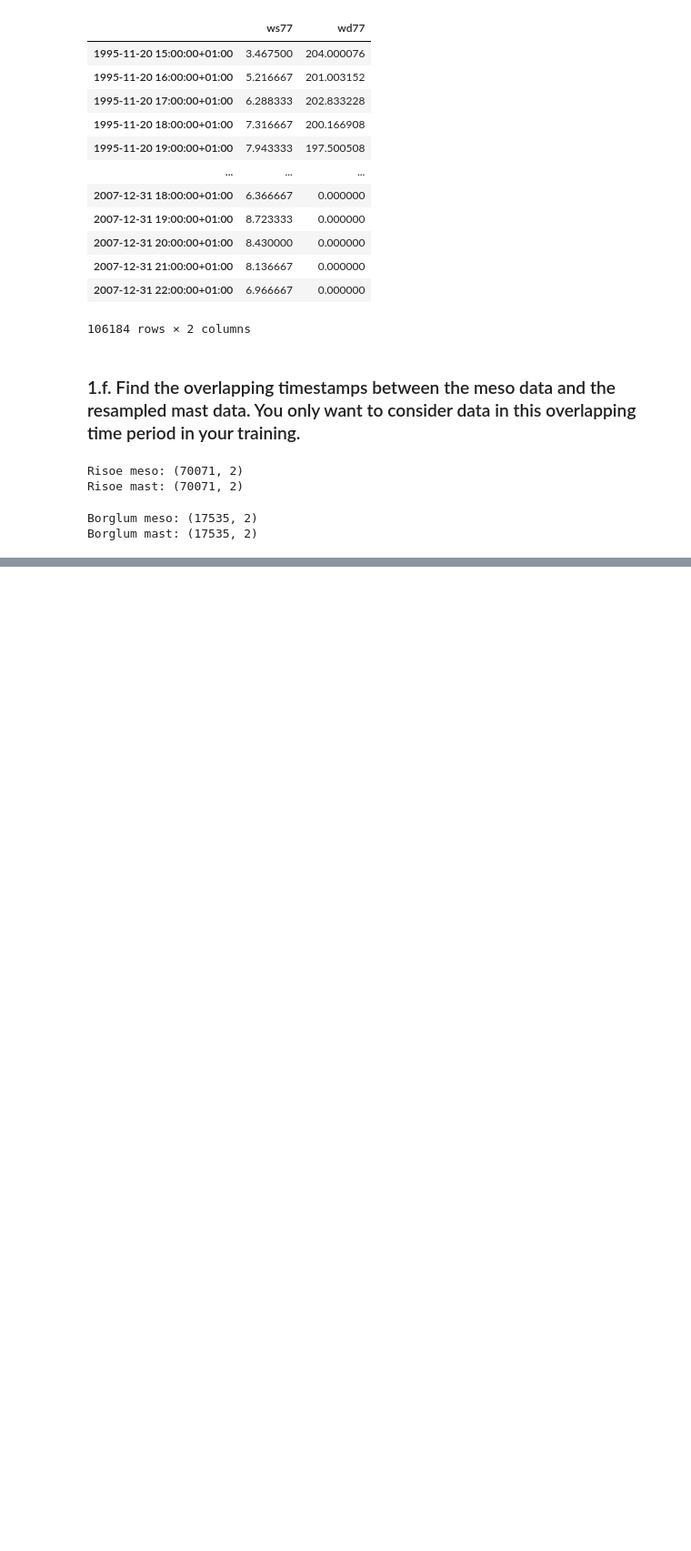
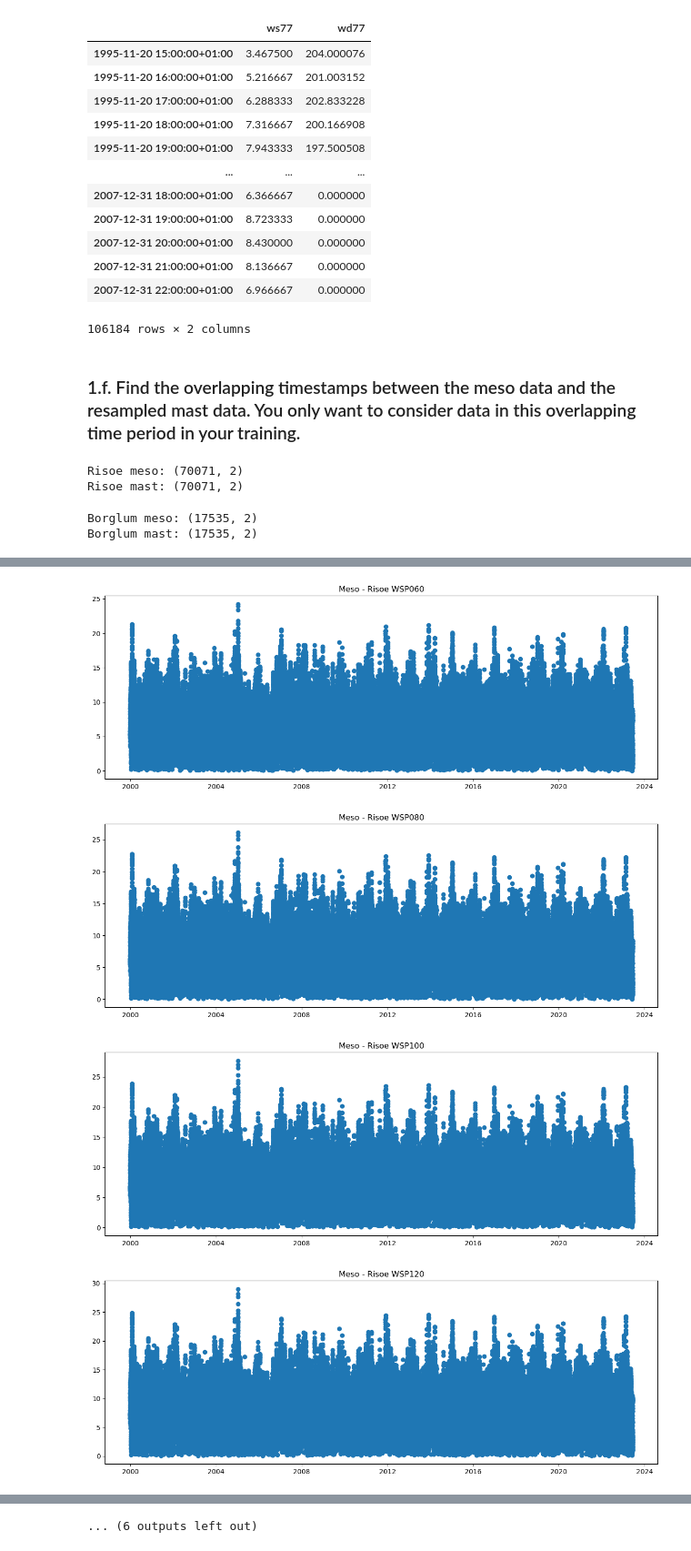
Before and after one commit to michaelbui99/mal-assignment-3, a Jupyter notebook: Assignment.ipynb, the cells around one changed output, grey strips where cells are left out. Shown at 91% size. Saved outputs shown, nothing was run; the diff lists cells and outputs as text; code cells hidden in the pictures; blank space fills up the shorter version.

```diff
--- a/Assignment.ipynb
+++ b/Assignment.ipynb
@@ -288,8 +288,19 @@ def plot_mast_data(df: pd.DataFrame, location: str = ""):
             continue
         plt.figure(figsize=(15,5))
         plt.scatter(x=x_axis, y=df[col].values)
-        plt.title(f'{location} {col}')
+        plt.title(f'Mast - {location} {col}')
         plt.show()
+
+def plot_meso_data(df: pd.DataFrame, location: str = "", x=None, ignore_cols = []):
+    x_axis = x if x is not None else df.index.values
+    ignore_cols = set(ignore_cols)
+    for col in df.columns.values:
+        if col in ignore_cols:
+            continue
+        plt.figure(figsize=(15,5))
+        plt.scatter(x=x_axis, y=df[col].values)
+        plt.title(f'Meso - {location} {col}')
+        plt.show()
 # %% [markdown]
 #### Borglum
 # %%
@@ -574,0 +628,7 @@ Borglum mast: (17535, 2)
+# %%
+plot_meso_data(data_meso_risoe, "Risoe")
+# %% [output]
+[figure, added]
+[figure, added]
+[figure, added]
+[figure, added]
@@ -574,0 +643 @@ Borglum mast: (17535, 2)
+... (6 outputs left out)
```
Also changed, not shown: parts of 13 cells of this notebook.
